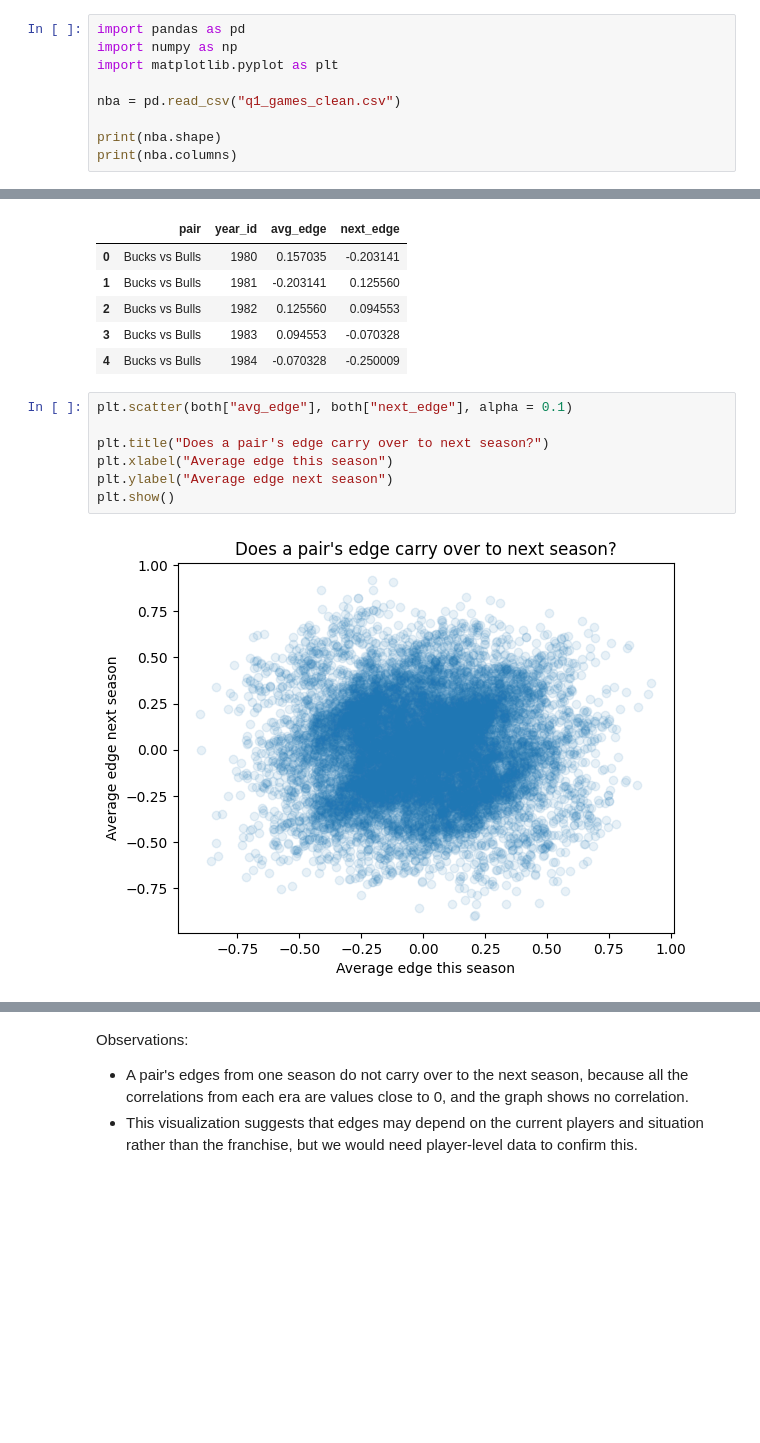
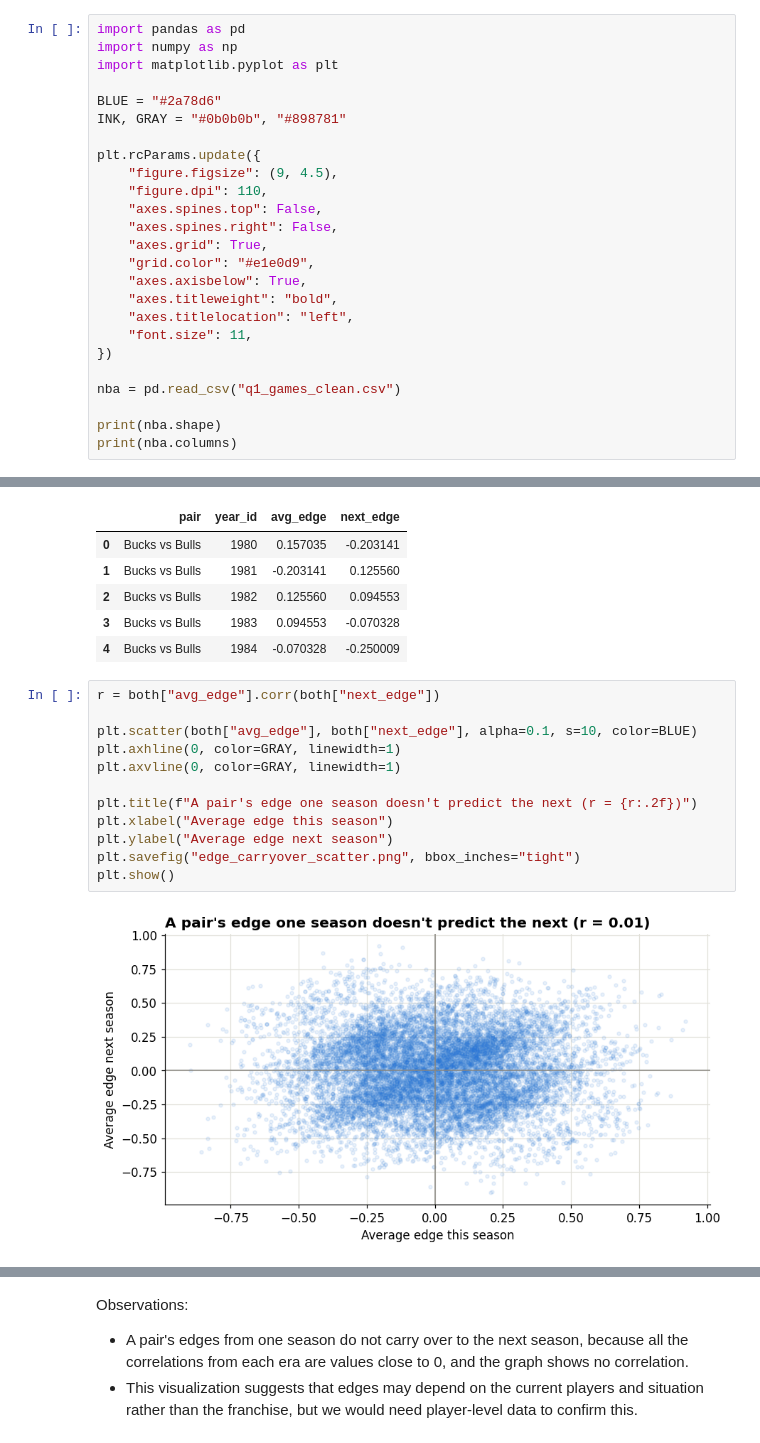
Before and after one commit to wllamjp/NSDC-NBA-Analysis, a Jupyter notebook: Eras & Pace/E&P_matchup_EDA.ipynb, the cells around one changed output, grey strips where cells are left out. Saved outputs shown, nothing was run; the diff lists cells and outputs as text; blank space fills up the shorter version.

```diff
--- a/Eras & Pace/E&P_matchup_EDA.ipynb
+++ b/Eras & Pace/E&P_matchup_EDA.ipynb
@@ -20,6 +20,22 @@ import pandas as pd
 import numpy as np
 import matplotlib.pyplot as plt
 
+BLUE = "#2a78d6"
+INK, GRAY = "#0b0b0b", "#898781"
+
+plt.rcParams.update({
+    "figure.figsize": (9, 4.5),
+    "figure.dpi": 110,
+    "axes.spines.top": False,
+    "axes.spines.right": False,
+    "axes.grid": True,
+    "grid.color": "#e1e0d9",
+    "axes.axisbelow": True,
+    "axes.titleweight": "bold",
+    "axes.titlelocation": "left",
+    "font.size": 11,
+})
+
 nba = pd.read_csv("q1_games_clean.csv")
 
 print(nba.shape)
@@ -216,11 +236,16 @@ both[["pair", "year_id", "avg_edge", "next_edge"]].head()
 | 3 | Bucks vs Bulls | 1983 | 0.094553 | -0.070328 |
 | 4 | Bucks vs Bulls | 1984 | -0.070328 | -0.250009 |
 # %%
-plt.scatter(both["avg_edge"], both["next_edge"], alpha = 0.1)
+r = both["avg_edge"].corr(both["next_edge"])
 
-plt.title("Does a pair's edge carry over to next season?")
+plt.scatter(both["avg_edge"], both["next_edge"], alpha=0.1, s=10, color=BLUE)
+plt.axhline(0, color=GRAY, linewidth=1)
+plt.axvline(0, color=GRAY, linewidth=1)
+
+plt.title(f"A pair's edge one season doesn't predict the next (r = {r:.2f})")
 plt.xlabel("Average edge this season")
 plt.ylabel("Average edge next season")
+plt.savefig("edge_carryover_scatter.png", bbox_inches="tight")
 plt.show()
 # %% [output]
-[figure, old version]
+[figure, new version]
```
Also changed, not shown: parts of 4 cells of this notebook.
